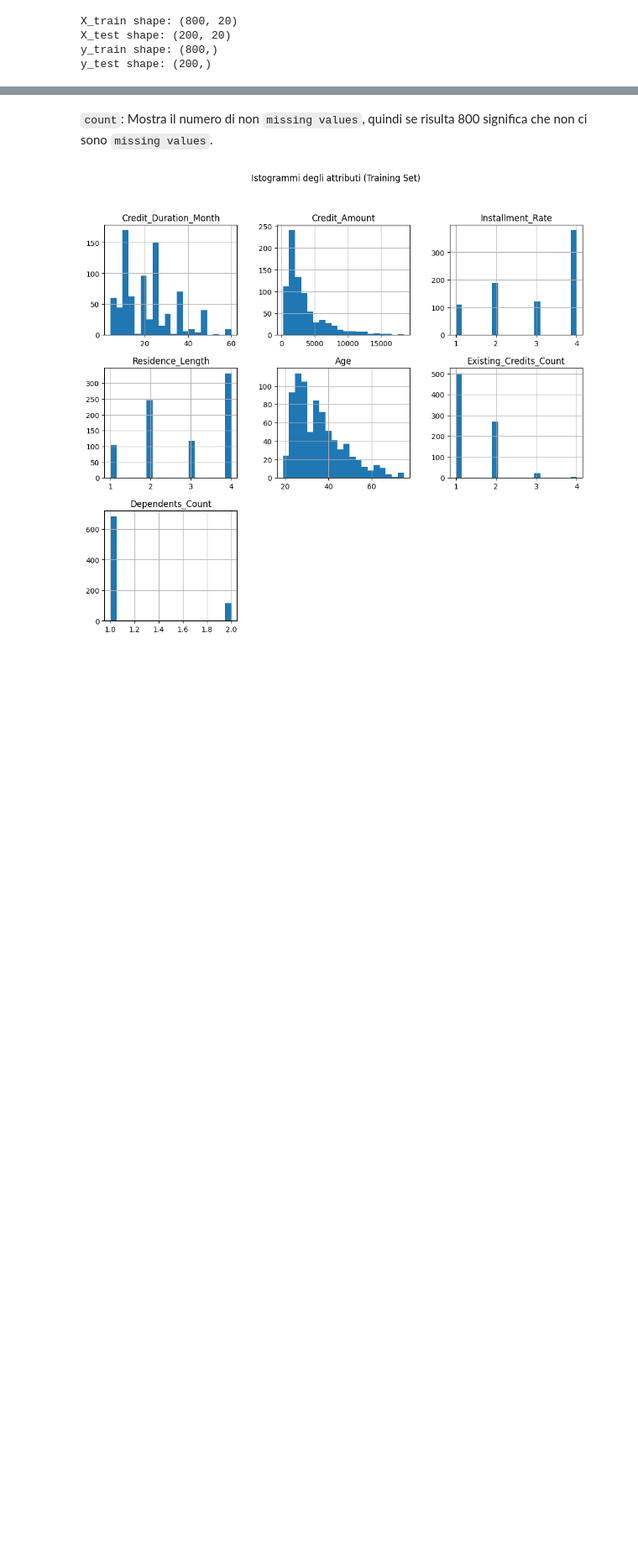
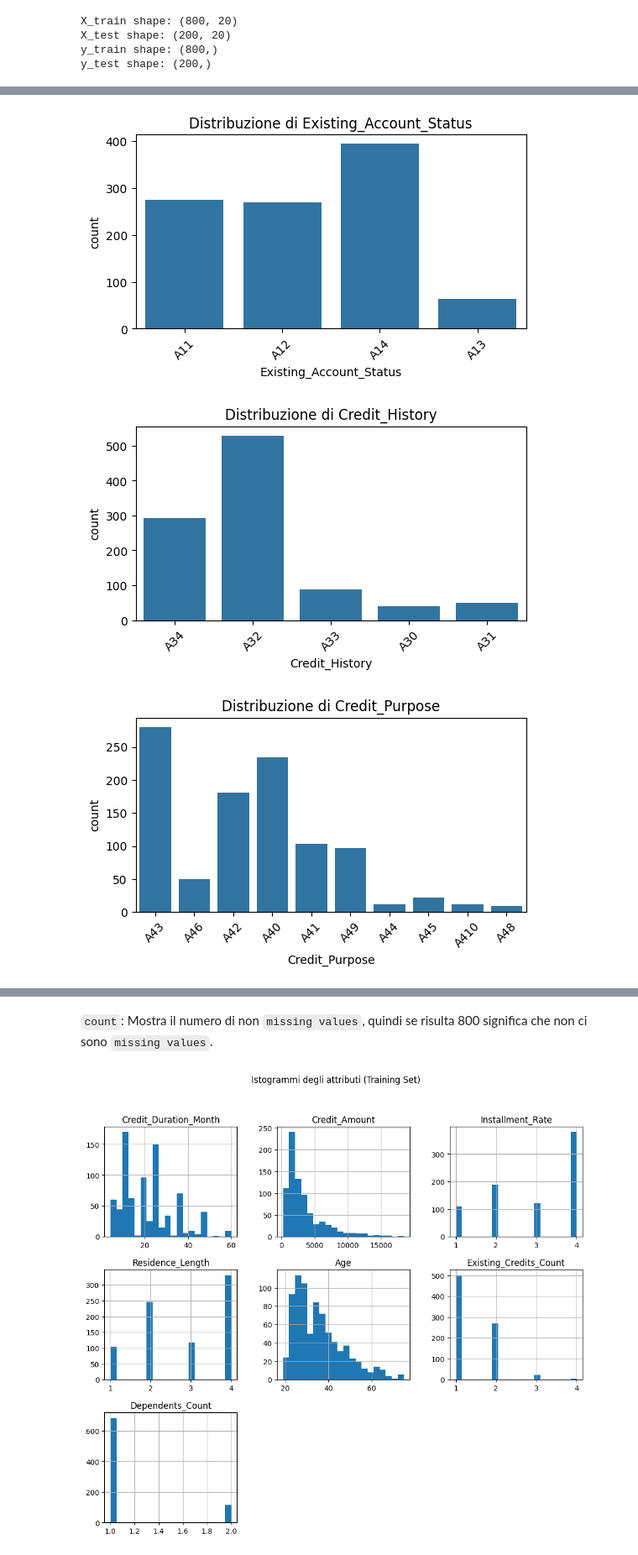
Before and after one commit to hidemet/mldm-credit-card-risk, a Jupyter notebook: myCopy_ProgettoMLDM_Dumas_Rossini.ipynb, the cells around one changed output, grey strips where cells are left out. Shown at 84% size. Cells and saved outputs as stored; diff of their text form; code cells hidden in the pictures; blank space fills up the shorter version.

```diff
--- a/myCopy_ProgettoMLDM_Dumas_Rossini.ipynb
+++ b/myCopy_ProgettoMLDM_Dumas_Rossini.ipynb
@@ -138,0 +225,29 @@ max            4.000000   75.000000                4.000000          2.000000
+# %%
+import seaborn as sns
+
+categorical_cols = [
+    "Existing_Account_Status",
+    "Credit_History",
+    "Credit_Purpose",
+    "Savings_Account_Status",
+    "Employment_Length",
+    "Personal_Status_Sex",
+    "Other_Debtors_Guarantors",
+    "Property_Type",
+    "Other_Installment_Plans",
+    "Housing_Type",
+    "Job_Type",
+    "Telephone",
+    "Foreign_Worker"
+]
+
+for col in categorical_cols:
+    plt.figure(figsize=(6,3))
+    sns.countplot(data=df, x=col)
+    plt.title(f"Distribuzione di {col}")
+    plt.xticks(rotation=45)
+    plt.show()
+# %% [output]
+[figure, added]
+[figure, added]
+[figure, added]
```
Also changed, not shown: parts of 7 cells of this notebook, 1 other file.
